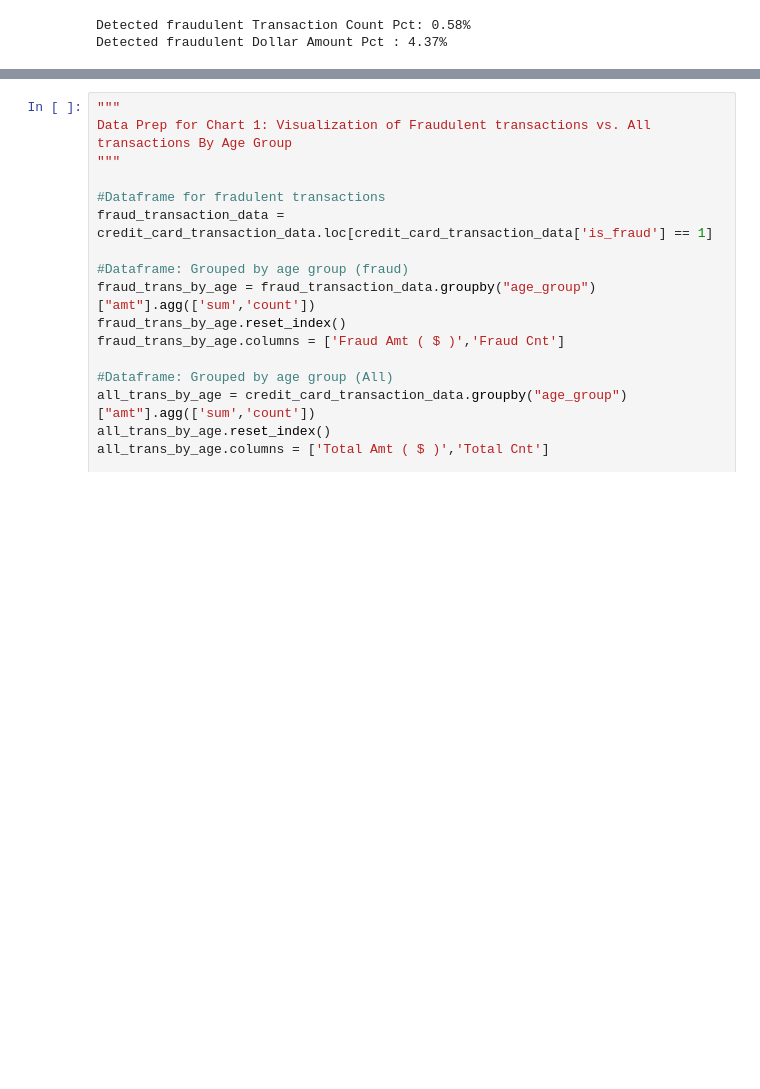
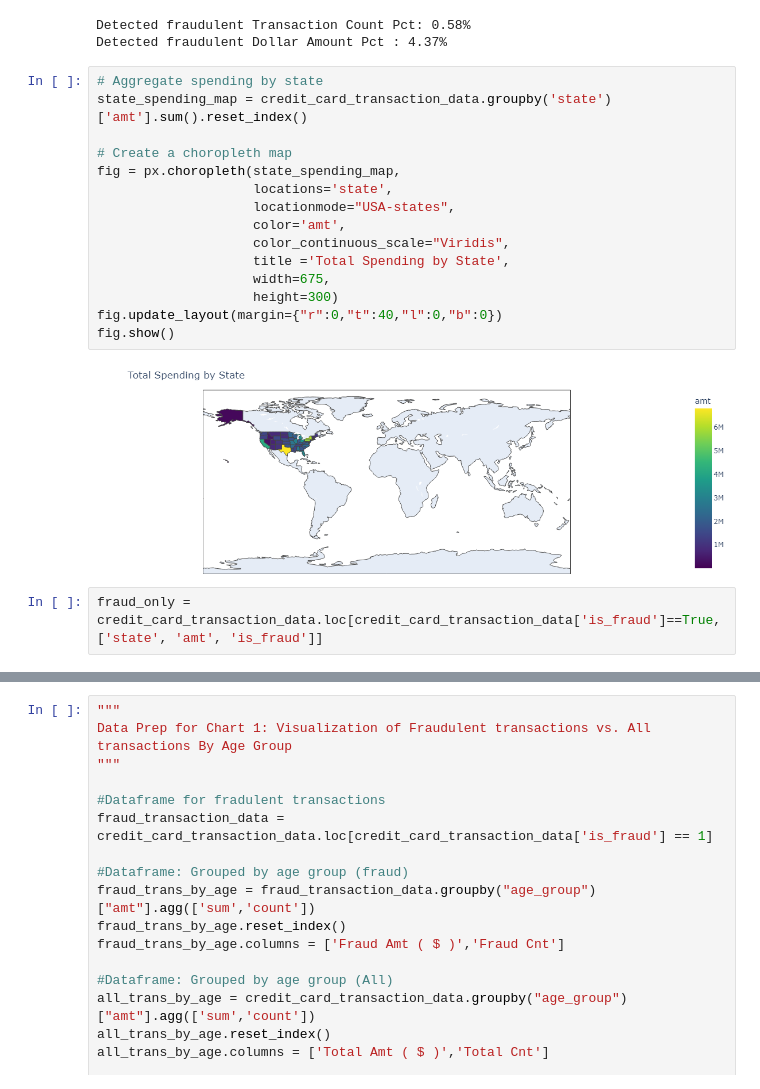
Before and after one commit to gashok80/Group-8-Credit-Card-Project1, a Jupyter notebook: Credit_Card_Analysis_Team.ipynb, the cells around one changed output, grey strips where cells are left out. Drawn from its saved outputs; the diff is of its cells as text; blank space fills up the shorter version.

```diff
--- a/Credit_Card_Analysis_Team.ipynb
+++ b/Credit_Card_Analysis_Team.ipynb
@@ -181,3 +182,22 @@ print(f"Detected fraudulent Dollar Amount Pct : {round(Fraud_Dollars_Percent,2)}
 # %% [output]
 Detected fraudulent Transaction Count Pct: 0.58%
 Detected fraudulent Dollar Amount Pct : 4.37%
+# %%
+# Aggregate spending by state
+state_spending_map = credit_card_transaction_data.groupby('state')['amt'].sum().reset_index()
+
+# Create a choropleth map
+fig = px.choropleth(state_spending_map,
+                    locations='state',
+                    locationmode="USA-states",
+                    color='amt',
+                    color_continuous_scale="Viridis",
+                    title ='Total Spending by State',
+                    width=675,
+                    height=300)
+fig.update_layout(margin={"r":0,"t":40,"l":0,"b":0})
+fig.show()
+# %% [output]
+[figure, added]
+# %%
+fraud_only = credit_card_transaction_data.loc[credit_card_transaction_data['is_fraud']==True, ['state', 'amt', 'is_fraud']]
```
Also changed, not shown: parts of 2 cells of this notebook.
